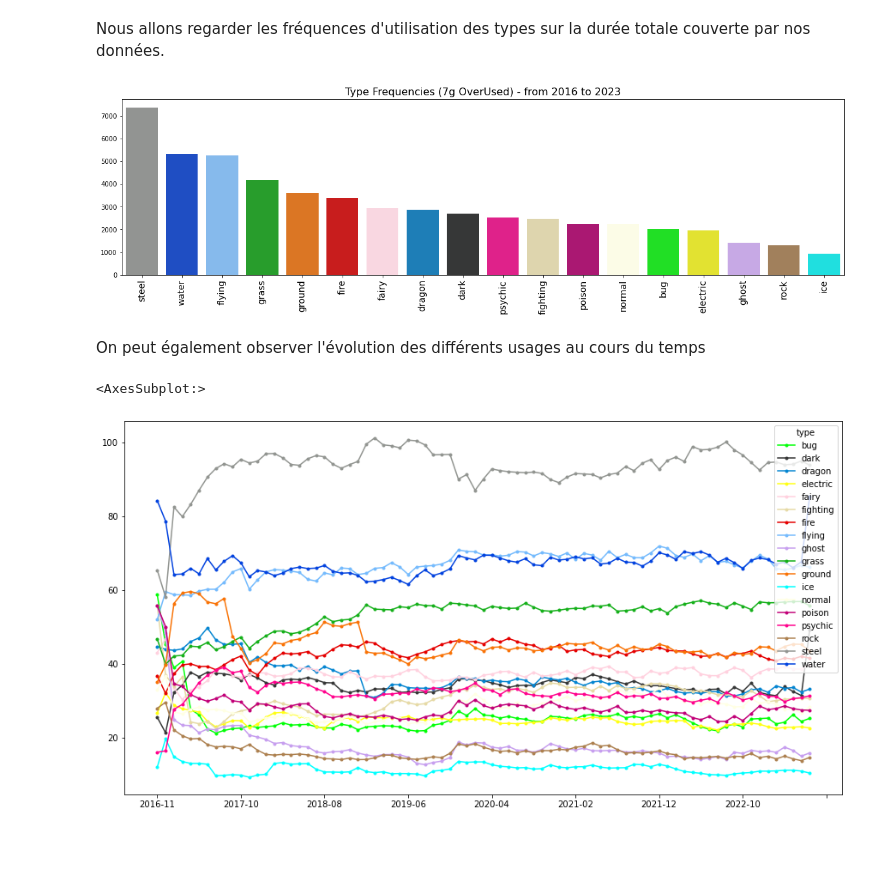
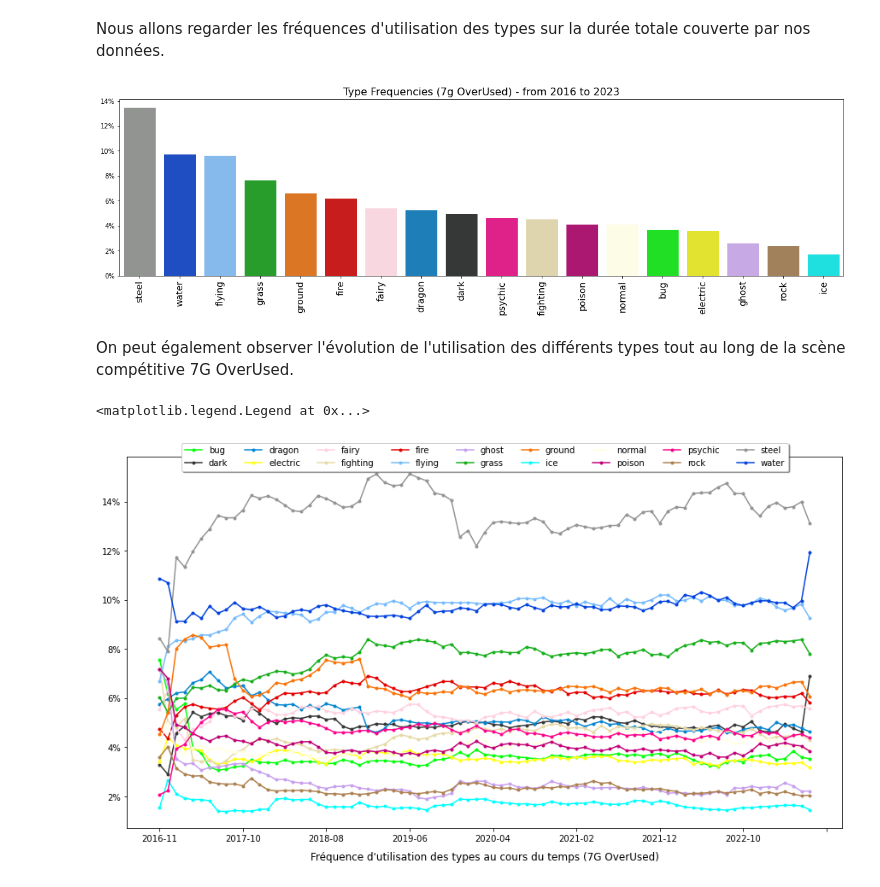
Before and after one commit to FMonteg/Pokemon, a Jupyter notebook: 1-2-Analyse des Types.ipynb, the cells around one changed output. Drawn from its saved outputs; the diff is of its cells as text; code cells hidden in the pictures; blank space fills up the shorter version.

Commit message:
Analyse des Types et de leur utilisation en 7G OU

```diff
--- a/1-2-Types.ipynb
+++ b/1-2-Analyse des Types.ipynb
@@ -149,12 +147,15 @@ def frequency_barplot(df):
 
     #Notons que la fonction trie le dataframe !
     df.sort_values(ascending=False, inplace = True)
+    df = df/df.sum()
     X = list(range(df.shape[0]))
     sns.barplot(X, df.values, palette=couleurs(df.index), ax=ax)
     #sns.barplot(list(range(df.shape[0])), df.values, palette='hls', ax=ax)
 
     ax.set_xticks(X)
     ax.set_xticklabels(df.index, fontsize=14, rotation=90)
+    vals = ax.get_yticks()
+    ax.set_yticklabels(['{:,.0%}'.format(x) for x in vals])
     return ax
 
 #requiert un df en mode "types = colonnes"
@@ -166,15 +167,22 @@ count = data_types.T.sum()
 ax = frequency_barplot(count)
 ax.set_title("Type Frequencies (7g OverUsed) - from 2016 to 2023", fontsize=16);
 # %% [output]
-[figure, old version]
+[figure, new version]
 # %% [markdown]
-On peut également observer l'évolution des différents usages au cours du temps
+On peut également observer l'évolution de l'utilisation des différents types tout au long de la scène compétitive 7G OverUsed.
 # %%
 import matplotlib.colors as cm
 
 c_map = cm.ListedColormap(couleurs(data_types.index), name='poketypes')
 
-data_types.T.plot(figsize=(15,8), colormap=c_map, style='.-')
+freq = data_types/data_types.sum()
+
+ax = freq.T.plot(figsize=(15,8), colormap=c_map, style='.-')
+vals = ax.get_yticks()
+ax.set_yticklabels(['{:,.0%}'.format(x) for x in vals])
+ax.set_title("Fréquence d'utilisation des types au cours du temps (7G OverUsed)", y=-0.1)
+ax.legend(loc='upper center', bbox_to_anchor=(0.5, 1.05),
+          ncol=9, fancybox=True, shadow=True)
 # %% [output]
-<AxesSubplot:>
+<matplotlib.legend.Legend at 0x...>
-[figure, old version]
+[figure, new version]
```
Also changed, not shown: parts of 3 cells of this notebook, 1 other file.
